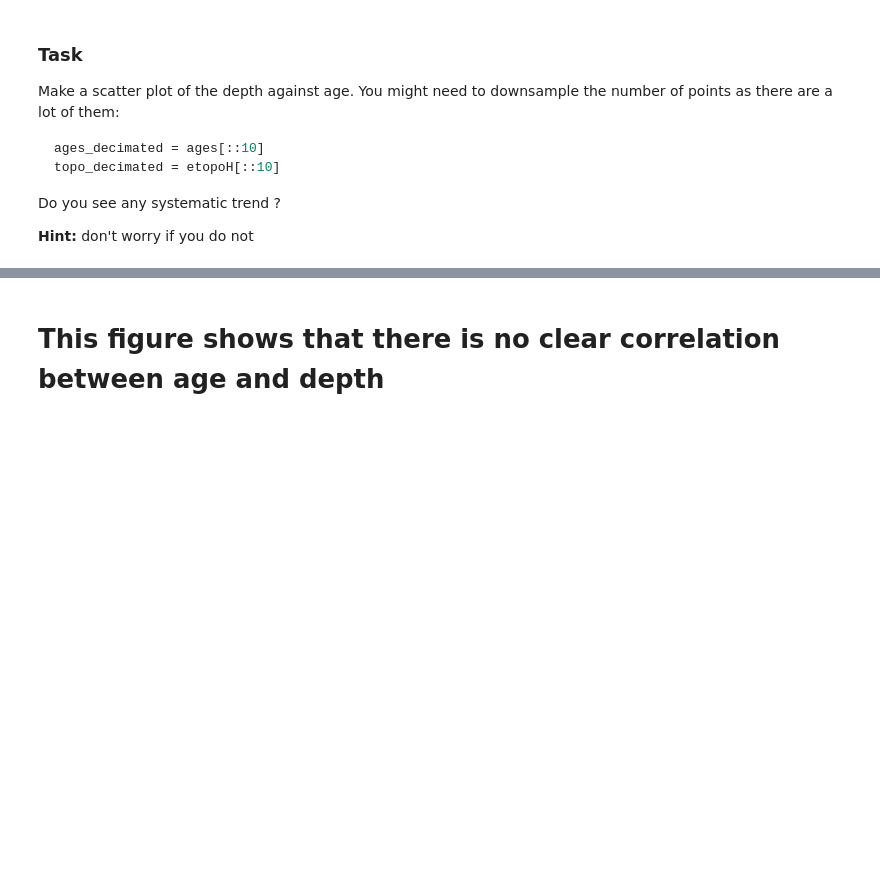
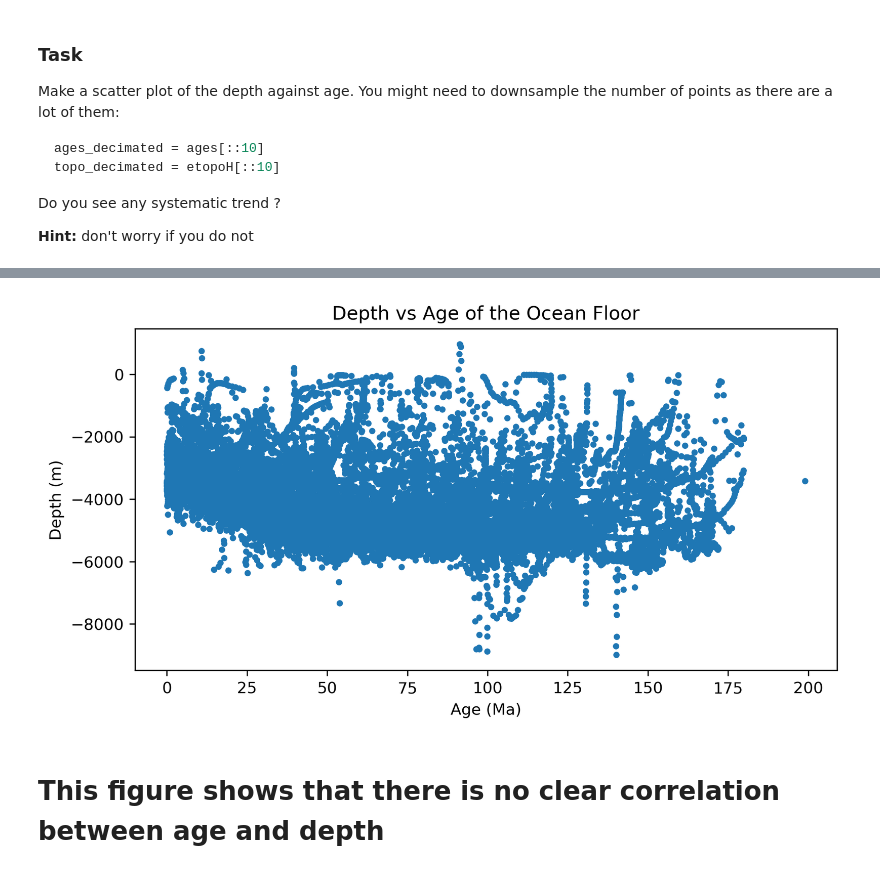
Before and after one commit to CourtneySmith32/Honours-Coursework, a Jupyter notebook: COURTNEY EX1.ipynb, the cells around one changed output, grey strips where cells are left out. Saved outputs shown, nothing was run; the diff lists cells and outputs as text; code cells hidden in the pictures; blank space fills up the shorter version.

```diff
--- a/COURTNEY EX1.ipynb
+++ b/COURTNEY EX1.ipynb
@@ -158,10 +162,11 @@ print (y.shape)
 # %%
-#plt.plot(chemdata[:,:1],chemdata[:,0],'k.')
-fig = plt.figure (figsize=(6,4), dpi = 300)
+fig = plt.figure (figsize=(8,4), dpi = 300)
 ax= plt.scatter(x,y, marker = '.')
 ax = plt.ylabel('Depth (m)')
 ax = plt.xlabel('Age (Ma)')
 ax =plt.title('Depth vs Age of the Ocean Floor')
+# %% [output]
+[figure, added]
 # %% [markdown]
 # This figure shows that there is no clear correlation between age and depth
 # %% [markdown]
```
Also changed, not shown: parts of 28 cells of this notebook.
